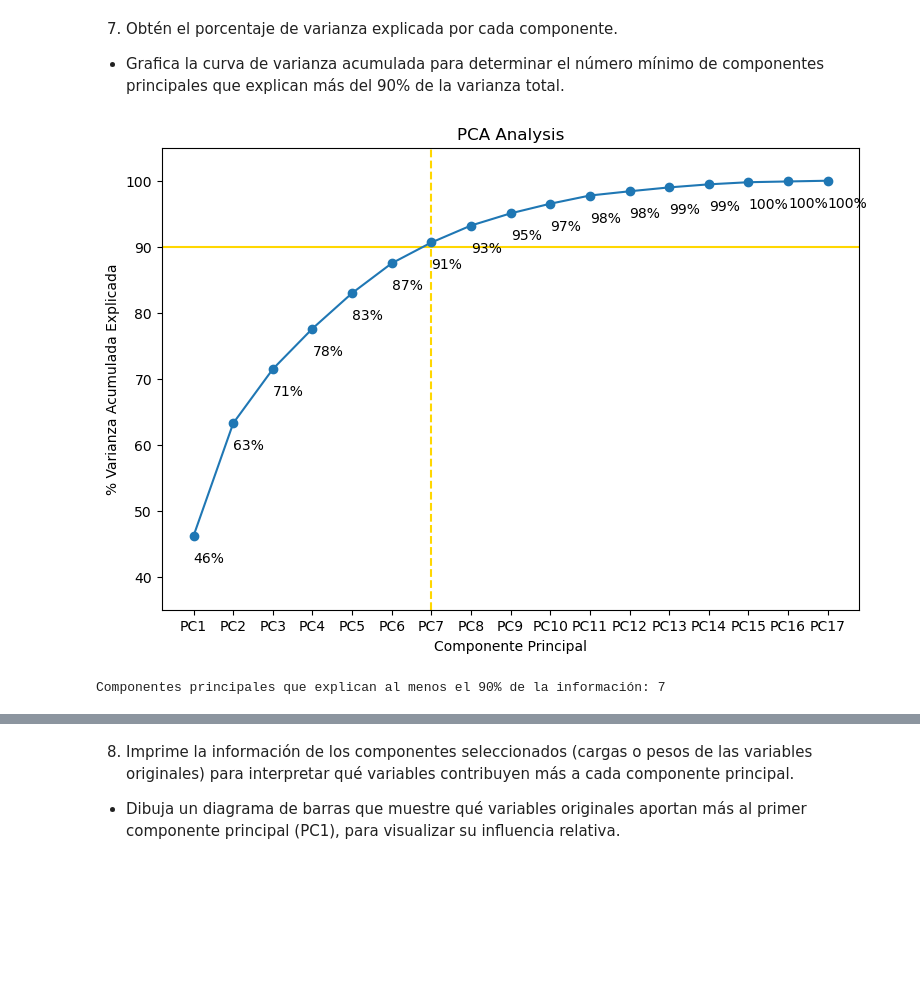
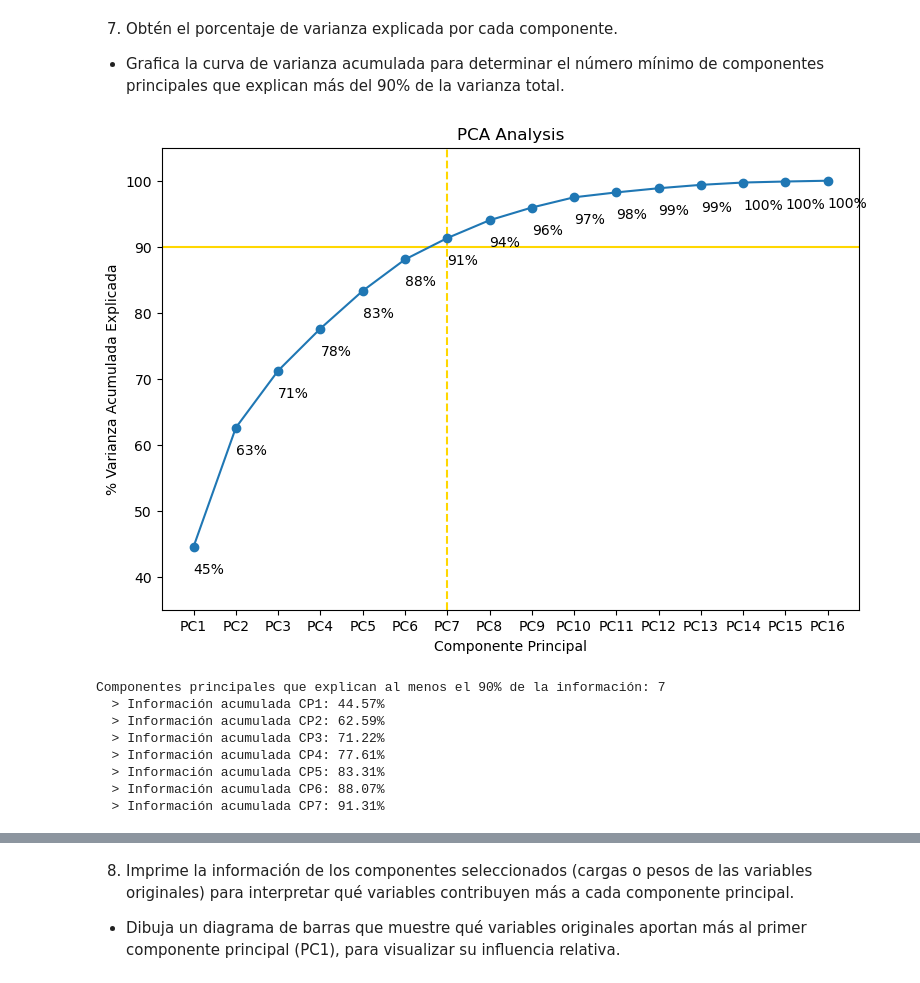
Before and after one commit to Dromeroc19/Tec_ENA, a Jupyter notebook: Ciencia y Analitica de Datos/7.1_PCA.ipynb, the cells around one changed output, grey strips where cells are left out. Cells and saved outputs as stored; diff of their text form; code cells hidden in the pictures; blank space fills up the shorter version.

```diff
--- a/Ciencia y Analitica de Datos/7.1_PCA.ipynb
+++ b/Ciencia y Analitica de Datos/7.1_PCA.ipynb
@@ -380,7 +434,7 @@ En el análisis de correlación se observa que existen muchos pares de variables
 PCA está diseñado principalmente para variables numéricas y funciona encontrando combinaciones lineales de las variables originales que capturan la mayor varianza en los datos. Normalmente se recomienda eliminar las variables categóricas antes de aplicar PCA y luego concatenarlas nuevamente con los resultados de PCA si se desea.
 # %%
 y = cars_df['price'].copy()
-X = cars_df[num_cols].copy()
+X = cars_df[num_cols].drop(columns=["price"]).copy()
 
 
 #Analisis de las variables con nulos
@@ -397,7 +451,7 @@ for col in ['normalized_losses', 'bore', 'stroke', 'horsepower', 'peak_rpm']:
 resumen_df = pd.DataFrame(resumen).set_index('variable')
 print(resumen_df.round(2))
 
-#Apricamos mediana a las variables con muchos outliers o con alto sesgo y curtosis
+#Aplicamos mediana a las variables con muchos outliers o con alto sesgo y curtosis
 imputer = SimpleImputer(strategy = 'median')
 X[['stroke', 'horsepower']] = imputer.fit_transform(X[['stroke', 'horsepower']])
 
@@ -409,6 +463,8 @@ X[['normalized_losses', 'bore', 'peak_rpm']] = imputer.fit_transform(X[['normali
 #Escalado
 scaler = StandardScaler()
 X = pd.DataFrame(scaler.fit_transform(X), columns = X.columns)
+print('\nEstadísticas luego de escalado:')
+X.describe().round(2).T[["mean", "std", "min", "max"]]
 # %% [output]
                    nulos  outliers  skew  kurt
 variable
@@ -442,23 +536,33 @@ plt.show()
 # %%
 total_components = X.shape[1]
 
 fig, ax = plt.subplots(figsize = (9, 6))
 ax.axhline(90, color = 'gold')
 ax.axvline(6, color = 'gold', ls = '--')
 ax.plot(np.cumsum(pca.explained_variance_ratio_)*100, marker = 'o')
 ax.set_title('PCA Analysis')
 ax.set_xlabel('Componente Principal')
 ax.set_ylabel('% Varianza Acumulada Explicada')
 ax.set_xticks(range(total_components))
 ax.set_xticklabels(x_projected.columns)
 ax.set_ylim([35, 105])
 
 labels = np.cumsum(pca.explained_variance_ratio_)*100
 for i in range(total_components):
   plt.text(i, labels[i] - 4,str(format(labels[i],'.0f'))+'%')
 plt.show()
 
-print(f'Componentes principales que explican al menos el 90% de la información: {np.argmax(labels > 90) + 1}')
+n = np.argmax(labels > 90) + 1
+print(f'Componentes principales que explican al menos el 90% de la información: {n}')
+for i in range(n):
+  print(f'  > Información acumulada CP{i + 1}: {labels[i]:.2f}%')
 # %% [output]
-[figure, old version]
+[figure, new version]
 Componentes principales que explican al menos el 90% de la información: 7
+  > Información acumulada CP1: 44.57%
+  > Información acumulada CP2: 62.59%
+  > Información acumulada CP3: 71.22%
+  > Información acumulada CP4: 77.61%
+  > Información acumulada CP5: 83.31%
+  > Información acumulada CP6: 88.07%
+  > Información acumulada CP7: 91.31%
```
Also changed, not shown: parts of 23 cells of this notebook, 7 other files.
